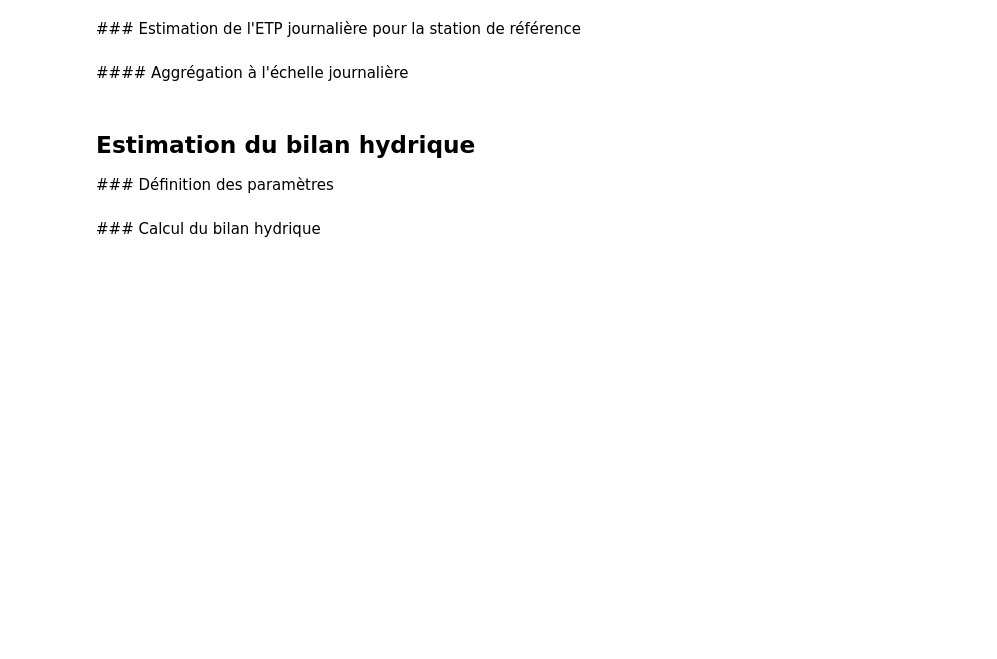
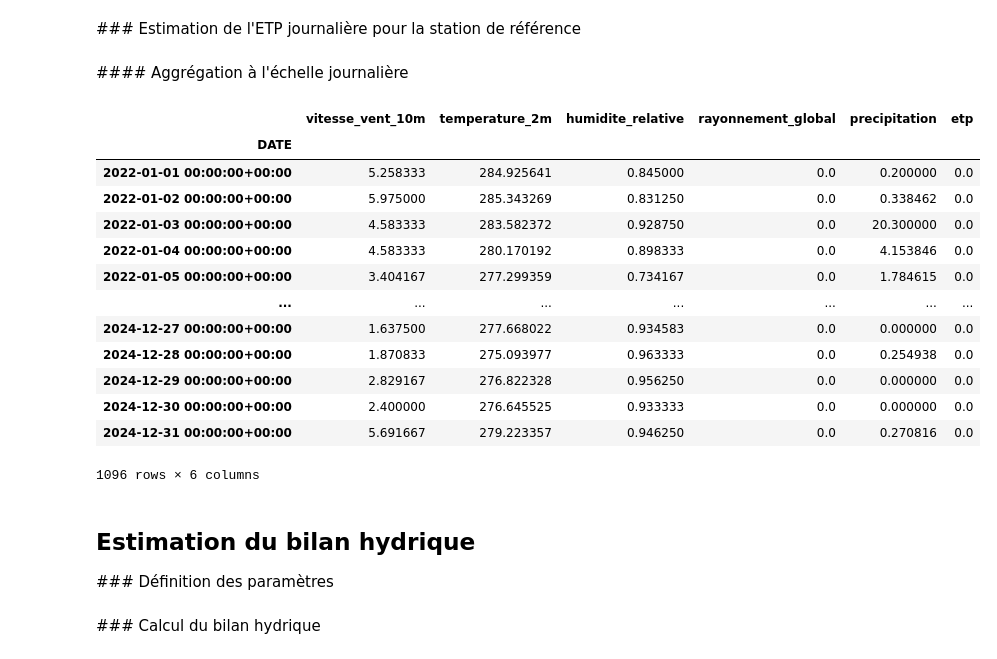
Before and after one commit to atantet/agri-notebooks, a Jupyter notebook: bilan_hydrique_climatologie_horaire.ipynb, the cells around one changed output. Drawn from its saved outputs; the diff is of its cells as text; code cells hidden in the pictures; blank space fills up the shorter version.

```diff
--- a/bilan_hydrique_climatologie_horaire.ipynb
+++ b/bilan_hydrique_climatologie_horaire.ipynb
@@ -99,11 +95,6 @@ df_liste_stations_nn
 # %%
 import bilan
 import etp
-
-DATE_DEB_PERIODE = '2022-01-01T00:00:00Z'
-DATE_FIN_PERIODE = '2024-12-31T23:00:00Z'
-
-LECTURE_DONNEE = False
 
 # Dates délimitant des périodes d'une année subdivisant la période totale
 idx_dates_deb = pd.date_range(
@@ -125,7 +116,7 @@ for date_deb, date_fin in zip(list_dates_deb, list_dates_fin):
         client, REF_STATION_NAME, df_liste_stations_nn, date_deb, date_fin,
         frequence=METEOFRANCE_FREQUENCE)
 
-    if LECTURE_DONNEE:
+    if LIRE_DONNEE:
         # Lecture des données des stations pour la période
         df_meteo_an = pd.read_csv(
             filepath_donnee_an, parse_dates=[client.time_label],
@@ -157,13 +140,12 @@ HTTPError: 429 Client Error: Too Many Requests for url: https://public-api.meteo
 
 Les variables sont également renommées en utilisant des noms communs à l'ensemble de ces notebooks quelque soit l'API utilisée.
 # %%
-LECTURE_DONNEE_REF_HEURE = False
-
 filepath_donnee_ref_heure = meteofrance.get_filepath_donnee_periode(
-    client, REF_STATION_NAME, df_liste_stations_nn, DATE_DEB_PERIODE, DATE_FIN_PERIODE,
+    client, REF_STATION_NAME, df_liste_stations_nn,
+    DATE_DEB_PERIODE, DATE_FIN_PERIODE,
     frequence=METEOFRANCE_FREQUENCE, ref=True)
 
-if LECTURE_DONNEE_REF_HEURE:
+if LIRE_DONNEE_REF_HEURE:
     # Lecture des données horaires des stations pour la période
     df_meteo_ref_heure = pd.read_csv(
         filepath_donnee_ref_heure, parse_dates=[client.time_label],
@@ -191,30 +173,43 @@ df_meteo_ref_heure_si['etp'] = etp.calcul_etp(
 # %% [markdown]
 #### Aggrégation à l'échelle journalière
 # %%
-LECTURE_DONNEE_REF = False
-
 filepath_donnee_ref = filepath_donnee_ref_heure.with_name(
     filepath_donnee_ref_heure.name.replace(
         METEOFRANCE_FREQUENCE, 'quotidienne_estimee').replace(
         '230000', '000000'))
 
-if LECTURE_DONNEE_REF:
+if LIRE_DONNEE_REF:
         # Lecture des données journalières des stations pour la période
      df_meteo_ref_si = pd.read_csv(
         filepath_donnee_ref, parse_dates=[client.time_label],
         index_col=client.time_label)
 else:
     # Calcul des valeurs journalières des variables météo
     df_meteo_ref_si = pd.DataFrame(dtype=float)
     for variable, series in df_meteo_ref_heure_si.items():
         df_meteo_ref_si.loc[:, variable] = getattr(
             df_meteo_ref_heure_si[variable].resample('D'),
             variables_pour_calculs[variable])()
 
     # Sauvegarde des données journalières des stations pour la période
     df_meteo_ref_si.to_csv(filepath_donnee_ref)
 
 df_meteo_ref_si
+# %% [output]
+|  | vitesse_vent_10m | temperature_2m | humidite_relative | rayonnement_global | precipitation | etp |
+| DATE |  |  |  |  |  |  |
+| 2022-01-01 00:00:00+00:00 | 5.258333 | 284.925641 | 0.845000 | 0.0 | 0.200000 | 0.0 |
+| 2022-01-02 00:00:00+00:00 | 5.975000 | 285.343269 | 0.831250 | 0.0 | 0.338462 | 0.0 |
+| 2022-01-03 00:00:00+00:00 | 4.583333 | 283.582372 | 0.928750 | 0.0 | 20.300000 | 0.0 |
+| 2022-01-04 00:00:00+00:00 | 4.583333 | 280.170192 | 0.898333 | 0.0 | 4.153846 | 0.0 |
+| 2022-01-05 00:00:00+00:00 | 3.404167 | 277.299359 | 0.734167 | 0.0 | 1.784615 | 0.0 |
+| ... | ... | ... | ... | ... | ... | ... |
+| 2024-12-27 00:00:00+00:00 | 1.637500 | 277.668022 | 0.934583 | 0.0 | 0.000000 | 0.0 |
+| 2024-12-28 00:00:00+00:00 | 1.870833 | 275.093977 | 0.963333 | 0.0 | 0.254938 | 0.0 |
+| 2024-12-29 00:00:00+00:00 | 2.829167 | 276.822328 | 0.956250 | 0.0 | 0.000000 | 0.0 |
+| 2024-12-30 00:00:00+00:00 | 2.400000 | 276.645525 | 0.933333 | 0.0 | 0.000000 | 0.0 |
+| 2024-12-31 00:00:00+00:00 | 5.691667 | 279.223357 | 0.946250 | 0.0 | 0.270816 | 0.0 |
+1096 rows × 6 columns
 # %% [markdown]
 ## Estimation du bilan hydrique
 
```
Also changed, not shown: parts of 6 cells of this notebook, 5 other files.
